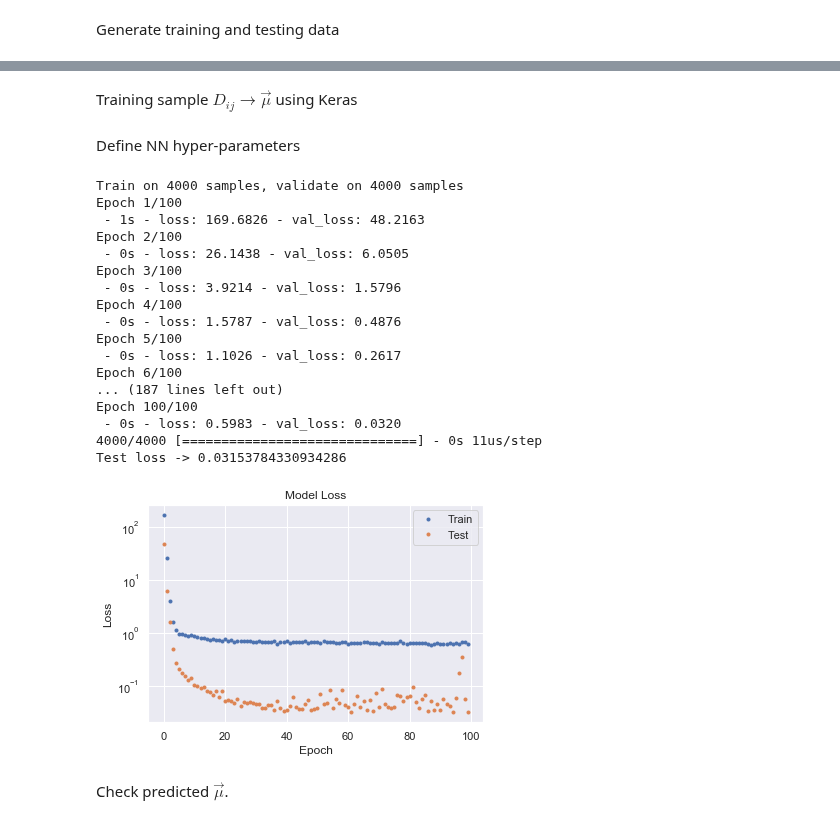
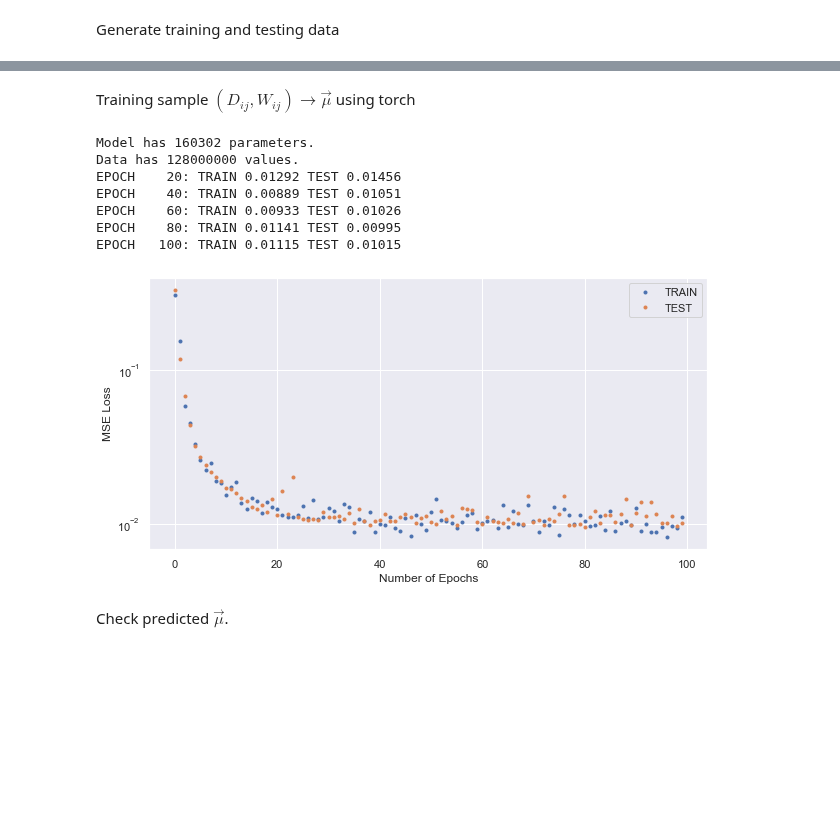
Before and after one commit to andyyPark/DESI-GMMModel, a Jupyter notebook: GMM.ipynb, the cells around one changed output, grey strips where cells are left out. Saved outputs shown, nothing was run; the diff lists cells and outputs as text; code cells hidden in the pictures; blank space fills up the shorter version.

```diff
--- a/GMM.ipynb
+++ b/GMM.ipynb
@@ -123,2 +118,2 @@ plot_multiple_data(x_train, y_train, np.zeros(y_train.shape), n=5)
 # %% [markdown]
-Training sample $D_{ij} \to \vec{\mu}$ using Keras
+Training sample $(D_{ij}, W_{ij}) \to \vec{\mu}$ using torch
@@ -163,2 +119,0 @@ def plot_loss(history):
-# %% [markdown]
-Define NN hyper-parameters
@@ -171,24 +119,0 @@ nn_keras = DNN_Keras(x_train_keras.shape[1], Nh_l, Pd_l, Nout)
-# %%
-history, performance, y_pred_keras = learn_keras(nn_keras)
-
-plot_loss(history)
-print('Test loss ->', performance)
-# %% [output]
-Train on 4000 samples, validate on 4000 samples
-Epoch 1/100
- - 1s - loss: 169.6826 - val_loss: 48.2163
-Epoch 2/100
- - 0s - loss: 26.1438 - val_loss: 6.0505
-Epoch 3/100
- - 0s - loss: 3.9214 - val_loss: 1.5796
-Epoch 4/100
- - 0s - loss: 1.5787 - val_loss: 0.4876
-Epoch 5/100
- - 0s - loss: 1.1026 - val_loss: 0.2617
-Epoch 6/100
-... (187 lines left out)
-Epoch 100/100
- - 0s - loss: 0.5983 - val_loss: 0.0320
-4000/4000 [==============================] - 0s 11us/step
-Test loss -> 0.03153784330934286
-[figure, removed]
@@ -195,2 +181,15 @@ Test loss -> 0.03153784330934286
+# %%
+torch.manual_seed(123)
+model = DNN_Torch(x_train.size(1), 100, y_train.size(1))
+train_loss, test_loss, y_pred = learn(model, learning_rate=0.01, n_epochs=100)
+# %% [output]
+Model has 160302 parameters.
+Data has 128000000 values.
+EPOCH    20: TRAIN 0.01292 TEST 0.01456
+EPOCH    40: TRAIN 0.00889 TEST 0.01051
+EPOCH    60: TRAIN 0.00933 TEST 0.01026
+EPOCH    80: TRAIN 0.01141 TEST 0.00995
+EPOCH   100: TRAIN 0.01115 TEST 0.01015
+[figure, added]
 # %% [markdown]
 Check predicted $\vec{\mu}$.
```
Also changed, not shown: parts of 18 cells of this notebook.
